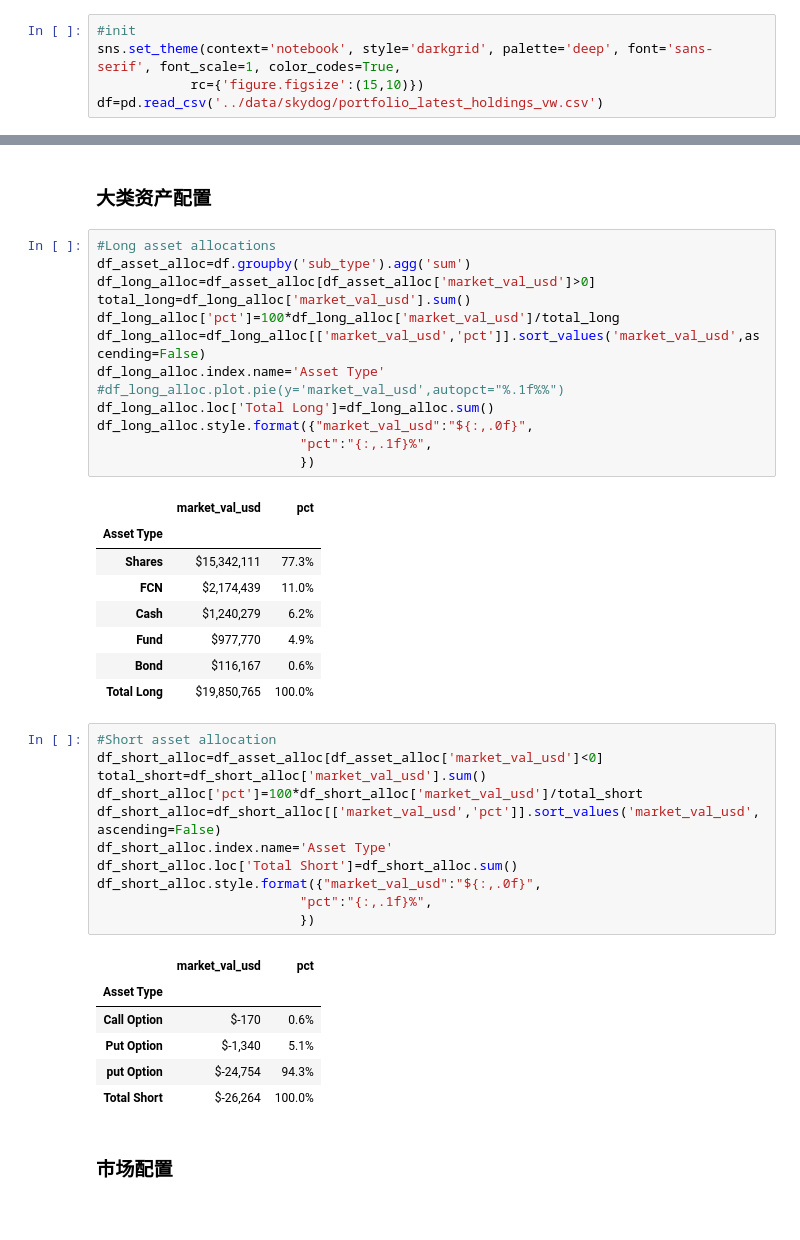
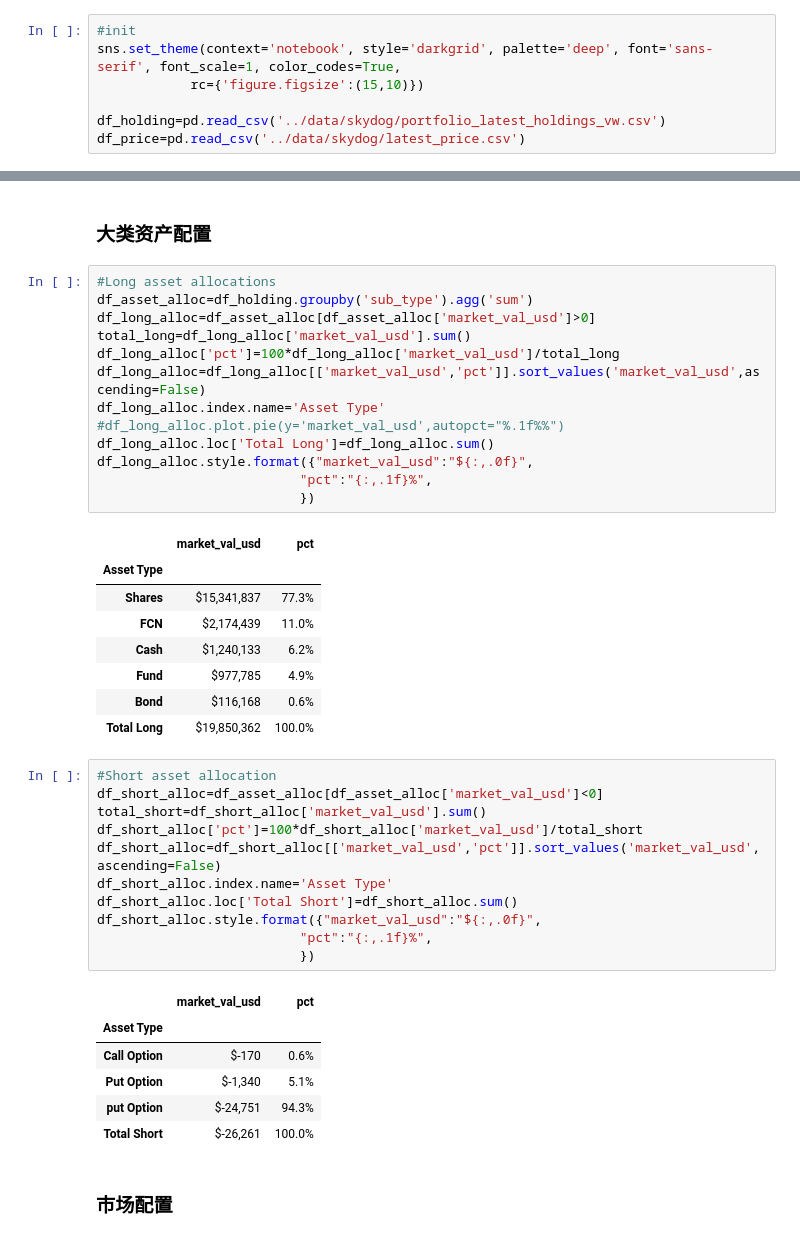
Before and after one commit to koalainfotech/skydog, a Jupyter notebook: notebooks/Skydog Portfolio Report.ipynb, the cells around one changed output, grey strips where cells are left out. Drawn from its saved outputs; the diff is of its cells as text.

```diff
--- a/notebooks/Skydog Portfolio Report.ipynb
+++ b/notebooks/Skydog Portfolio Report.ipynb
@@ -17,7 +17,9 @@ import seaborn as sns
 #init
 sns.set_theme(context='notebook', style='darkgrid', palette='deep', font='sans-serif', font_scale=1, color_codes=True,
             rc={'figure.figsize':(15,10)})
-df=pd.read_csv('../data/skydog/portfolio_latest_holdings_vw.csv')
+
+df_holding=pd.read_csv('../data/skydog/portfolio_latest_holdings_vw.csv')
+df_price=pd.read_csv('../data/skydog/latest_price.csv')
 # %% [markdown]
 ## 投资组合资产配置
 
@@ -26,26 +28,26 @@ df=pd.read_csv('../data/skydog/portfolio_latest_holdings_vw.csv')
 ### 大类资产配置
 # %%
 #Long asset allocations
-df_asset_alloc=df.groupby('sub_type').agg('sum')
+df_asset_alloc=df_holding.groupby('sub_type').agg('sum')
 df_long_alloc=df_asset_alloc[df_asset_alloc['market_val_usd']>0]
 total_long=df_long_alloc['market_val_usd'].sum()
 df_long_alloc['pct']=100*df_long_alloc['market_val_usd']/total_long
 df_long_alloc=df_long_alloc[['market_val_usd','pct']].sort_values('market_val_usd',ascending=False)
 df_long_alloc.index.name='Asset Type'
 #df_long_alloc.plot.pie(y='market_val_usd',autopct="%.1f%%")
 df_long_alloc.loc['Total Long']=df_long_alloc.sum()
 df_long_alloc.style.format({"market_val_usd":"${:,.0f}",
                           "pct":"{:,.1f}%",
                           })
 # %% [output]
 |  | market_val_usd | pct |
 | Asset Type |  |  |
-| Shares | $15,342,111 | 77.3% |
+| Shares | $15,341,837 | 77.3% |
 | FCN | $2,174,439 | 11.0% |
-| Cash | $1,240,279 | 6.2% |
-| Fund | $977,770 | 4.9% |
-| Bond | $116,167 | 0.6% |
-| Total Long | $19,850,765 | 100.0% |
+| Cash | $1,240,133 | 6.2% |
+| Fund | $977,785 | 4.9% |
+| Bond | $116,168 | 0.6% |
+| Total Long | $19,850,362 | 100.0% |
 # %%
 #Short asset allocation
 df_short_alloc=df_asset_alloc[df_asset_alloc['market_val_usd']<0]
@@ -62,8 +64,8 @@ df_short_alloc.style.format({"market_val_usd":"${:,.0f}",
 | Asset Type |  |  |
 | Call Option | $-170 | 0.6% |
 | Put Option | $-1,340 | 5.1% |
-| put Option | $-24,754 | 94.3% |
-| Total Short | $-26,264 | 100.0% |
+| put Option | $-24,751 | 94.3% |
+| Total Short | $-26,261 | 100.0% |
 # %% [markdown]
 ### 市场配置
 # %%
```
Also changed, not shown: parts of 14 cells of this notebook, 3 other files.
